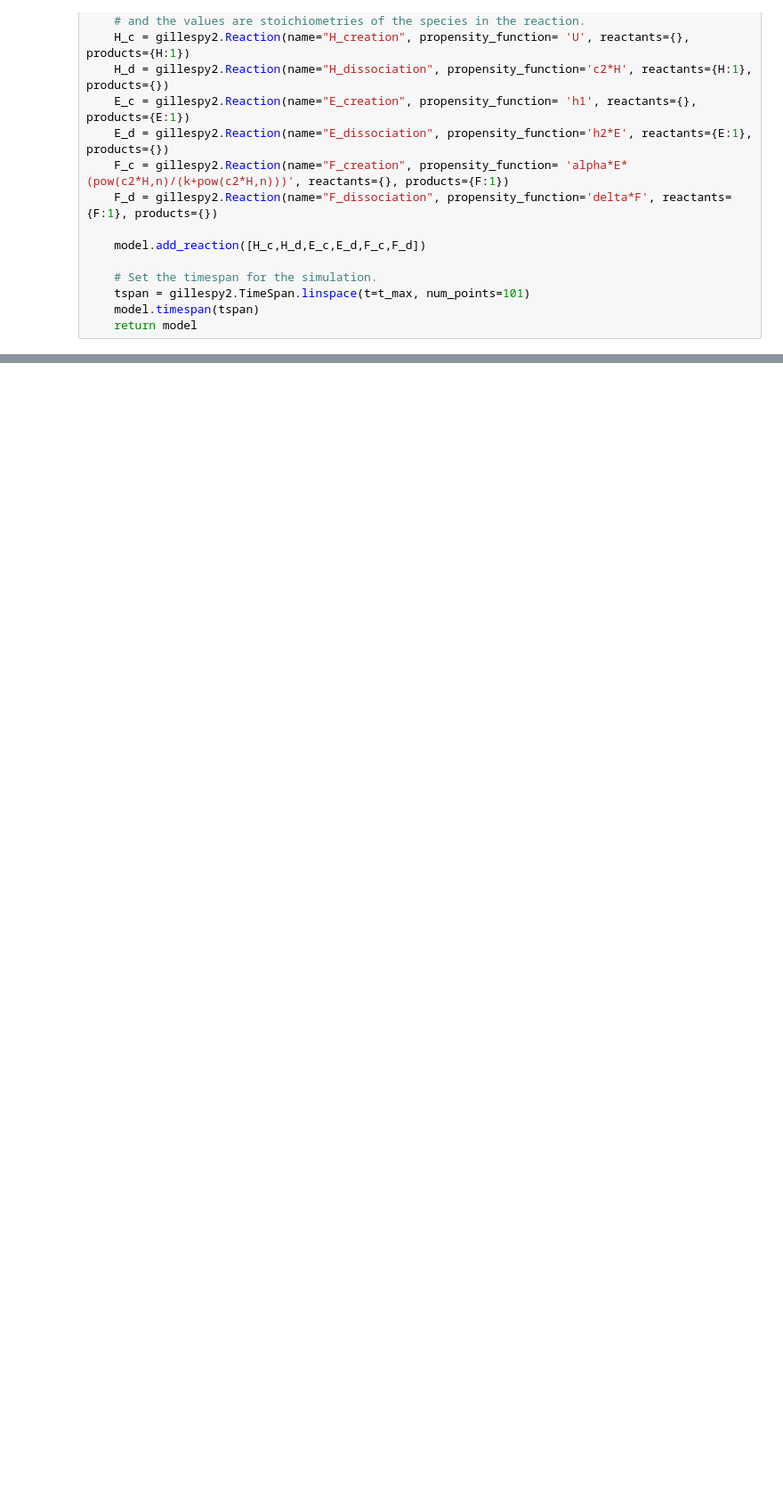
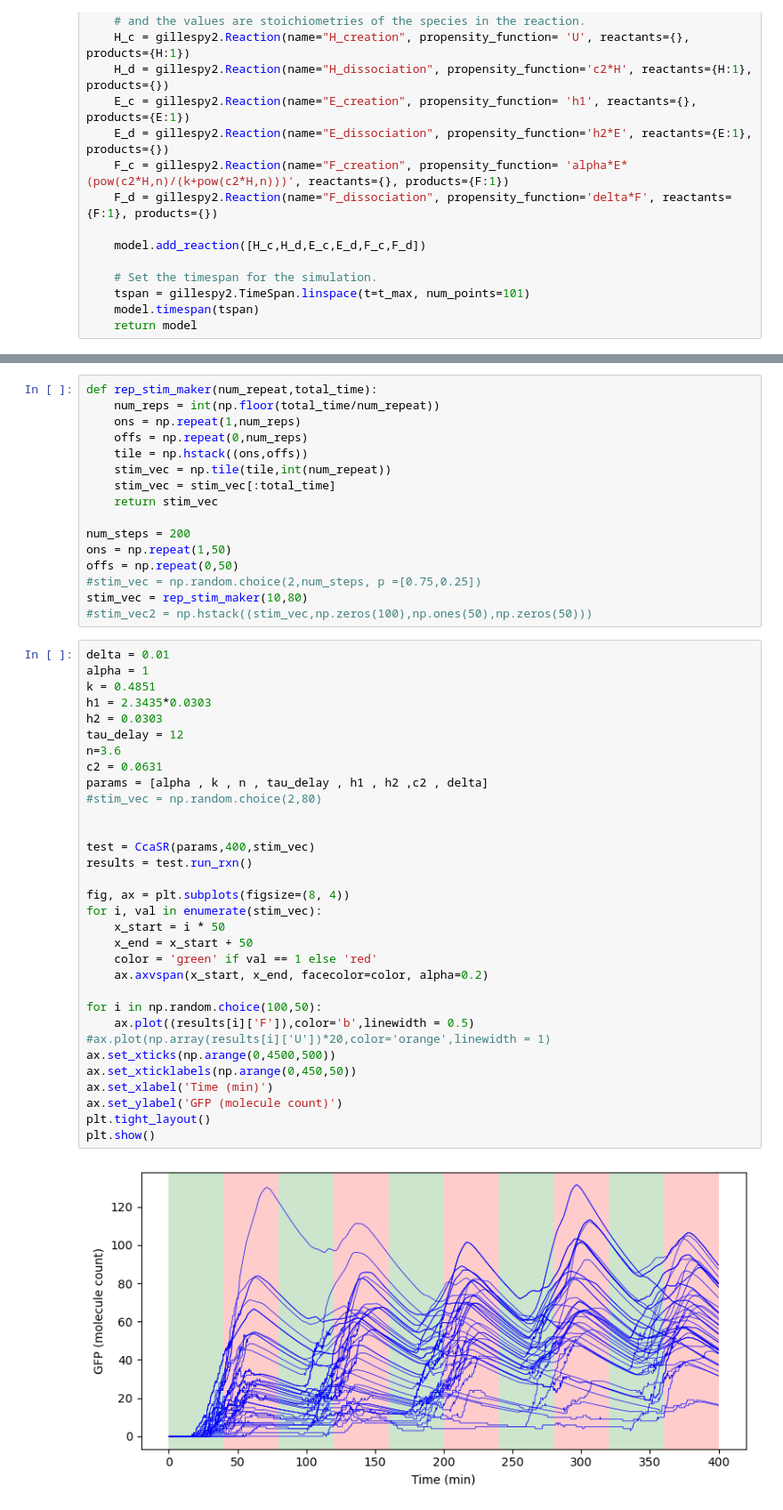
Before and after one commit to mhossein7/aisam, a Jupyter notebook: model/Gillespy_model.ipynb, the cells around one changed output, grey strips where cells are left out. Shown at 89% size. Drawn from its saved outputs; the diff is of its cells as text; blank space fills up the shorter version.

```diff
--- a/model/Gillespy_model.ipynb
+++ b/model/Gillespy_model.ipynb
@@ -161,0 +175,50 @@ class CcaSR(gillespy2.Model):
+# %%
+def rep_stim_maker(num_repeat,total_time):
+    num_reps = int(np.floor(total_time/num_repeat))
+    ons = np.repeat(1,num_reps)
+    offs = np.repeat(0,num_reps)
+    tile = np.hstack((ons,offs))
+    stim_vec = np.tile(tile,int(num_repeat))
+    stim_vec = stim_vec[:total_time]
+    return stim_vec
+
+num_steps = 200
+ons = np.repeat(1,50)
+offs = np.repeat(0,50)
+#stim_vec = np.random.choice(2,num_steps, p =[0.75,0.25])
+stim_vec = rep_stim_maker(10,80)
+#stim_vec2 = np.hstack((stim_vec,np.zeros(100),np.ones(50),np.zeros(50)))
+# %%
+delta = 0.01
+alpha = 1
+k = 0.4851
+h1 = 2.3435*0.0303
+h2 = 0.0303
+tau_delay = 12
+n=3.6
+c2 = 0.0631
+params = [alpha , k , n , tau_delay , h1 , h2 ,c2 , delta]
+#stim_vec = np.random.choice(2,80)
+
+
+test = CcaSR(params,400,stim_vec)
+results = test.run_rxn()
+
+fig, ax = plt.subplots(figsize=(8, 4))
+for i, val in enumerate(stim_vec):
+    x_start = i * 50
+    x_end = x_start + 50
+    color = 'green' if val == 1 else 'red'
+    ax.axvspan(x_start, x_end, facecolor=color, alpha=0.2)
+
+for i in np.random.choice(100,50):
+    ax.plot((results[i]['F']),color='b',linewidth = 0.5)
+#ax.plot(np.array(results[i]['U'])*20,color='orange',linewidth = 1)
+ax.set_xticks(np.arange(0,4500,500))
+ax.set_xticklabels(np.arange(0,450,50))
+ax.set_xlabel('Time (min)')
+ax.set_ylabel('GFP (molecule count)')
+plt.tight_layout()
+plt.show()
+# %% [output]
+[figure, added]
```
Also changed, not shown: parts of 3 cells of this notebook, 1 other file.
